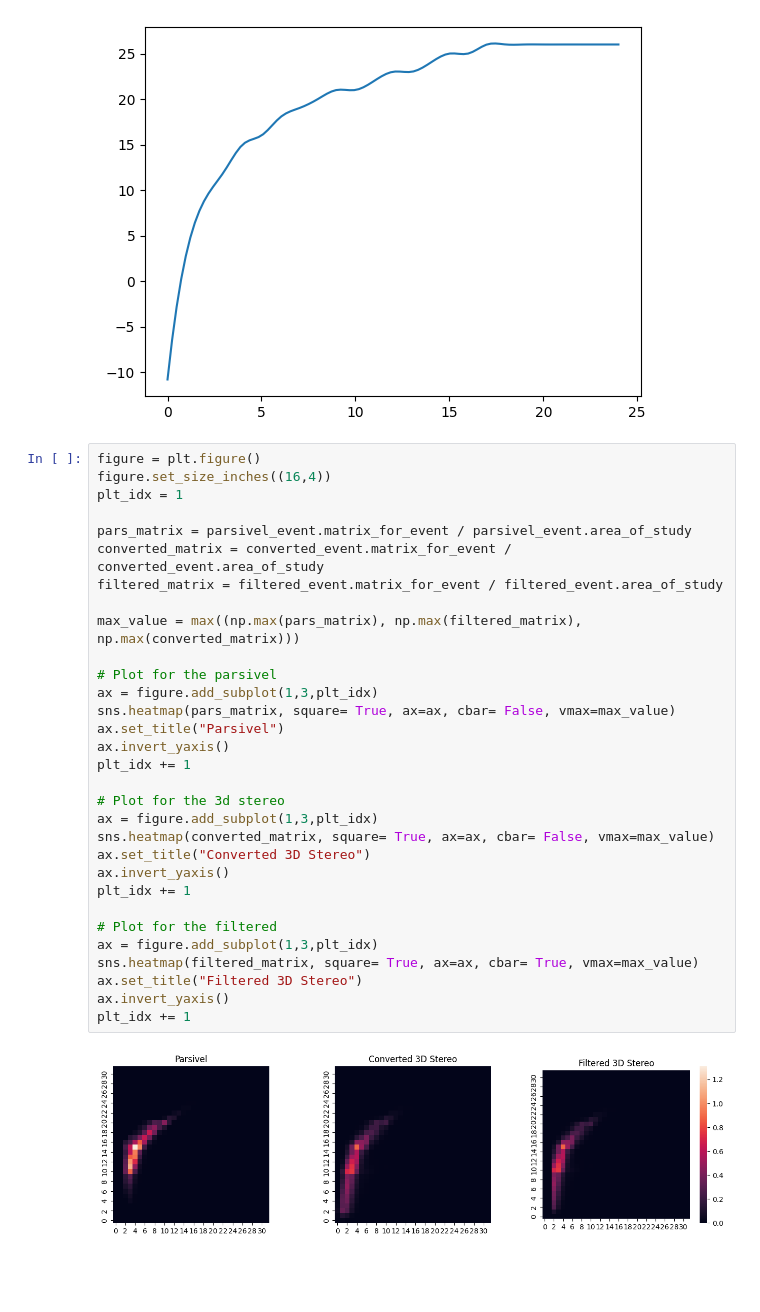
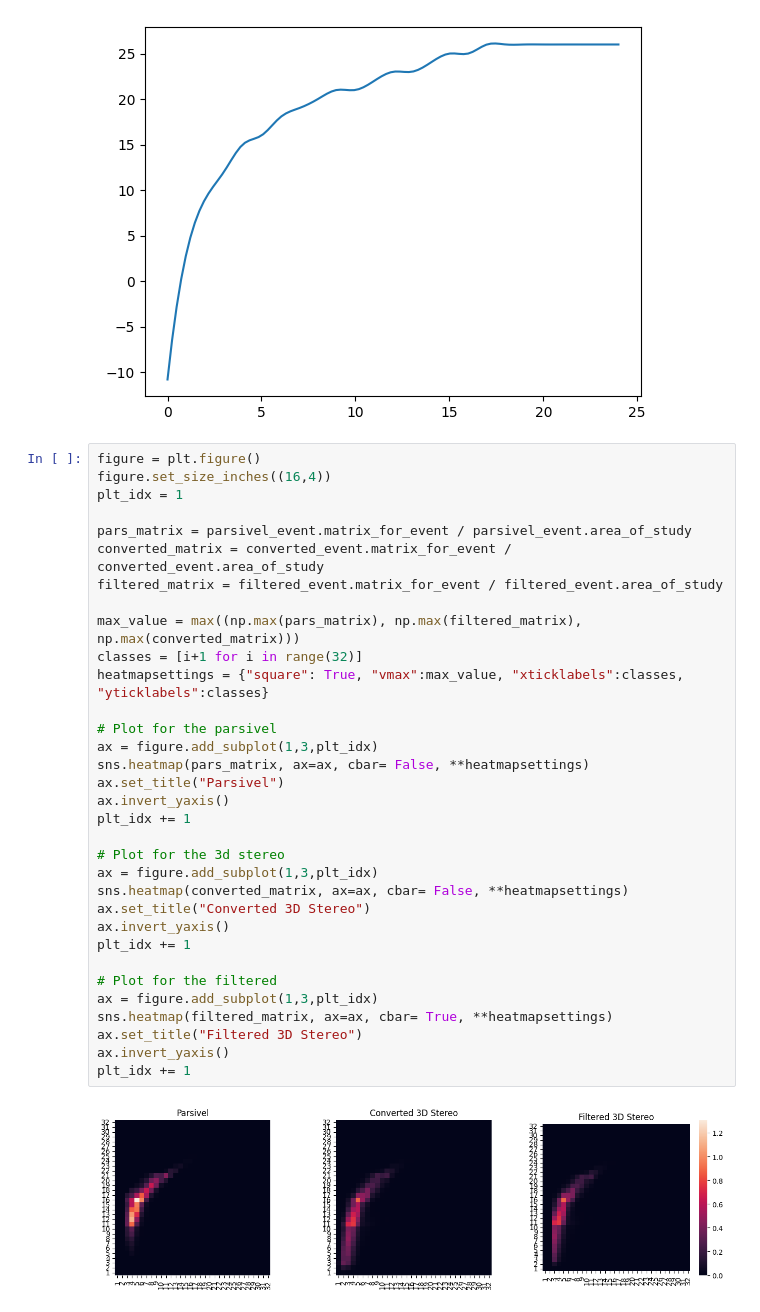
Before and after one commit to marcinmss/rain_analysis_toolbox, a Jupyter notebook: notebooks/tests01/conversion_3d_to_pars.ipynb, the cells around one changed output. Drawn from its saved outputs; the diff is of its cells as text; blank space fills up the shorter version.

```diff
--- a/notebooks/tests01/conversion_3d_to_pars.ipynb
+++ b/notebooks/tests01/conversion_3d_to_pars.ipynb
@@ -44,33 +44,35 @@ plt.plot(herm_line_x, herm_line_y)
 # %%
 figure = plt.figure()
 figure.set_size_inches((16,4))
 plt_idx = 1
 
 pars_matrix = parsivel_event.matrix_for_event / parsivel_event.area_of_study
 converted_matrix = converted_event.matrix_for_event / converted_event.area_of_study
 filtered_matrix = filtered_event.matrix_for_event / filtered_event.area_of_study
 
 max_value = max((np.max(pars_matrix), np.max(filtered_matrix), np.max(converted_matrix)))
+classes = [i+1 for i in range(32)]
+heatmapsettings = {"square": True, "vmax":max_value, "xticklabels":classes, "yticklabels":classes}
 
 # Plot for the parsivel
 ax = figure.add_subplot(1,3,plt_idx)
-sns.heatmap(pars_matrix, square= True, ax=ax, cbar= False, vmax=max_value)
+sns.heatmap(pars_matrix, ax=ax, cbar= False, **heatmapsettings)
 ax.set_title("Parsivel")
 ax.invert_yaxis()
 plt_idx += 1
 
 # Plot for the 3d stereo
 ax = figure.add_subplot(1,3,plt_idx)
-sns.heatmap(converted_matrix, square= True, ax=ax, cbar= False, vmax=max_value)
+sns.heatmap(converted_matrix, ax=ax, cbar= False, **heatmapsettings)
 ax.set_title("Converted 3D Stereo")
 ax.invert_yaxis()
 plt_idx += 1
 
 # Plot for the filtered
 ax = figure.add_subplot(1,3,plt_idx)
-sns.heatmap(filtered_matrix, square= True, ax=ax, cbar= True, vmax=max_value)
+sns.heatmap(filtered_matrix, ax=ax, cbar= True, **heatmapsettings)
 ax.set_title("Filtered 3D Stereo")
 ax.invert_yaxis()
 plt_idx += 1
 # %% [output]
-[figure, old version]
+[figure, new version]
```
Also changed, not shown: parts of 1 cell of this notebook, 5 other files.
